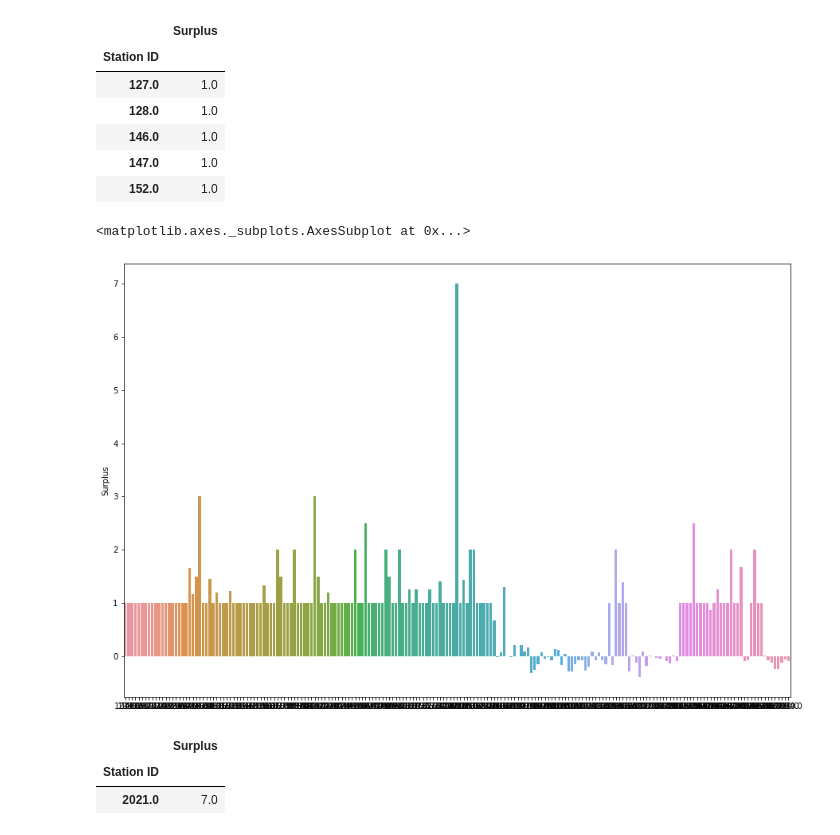
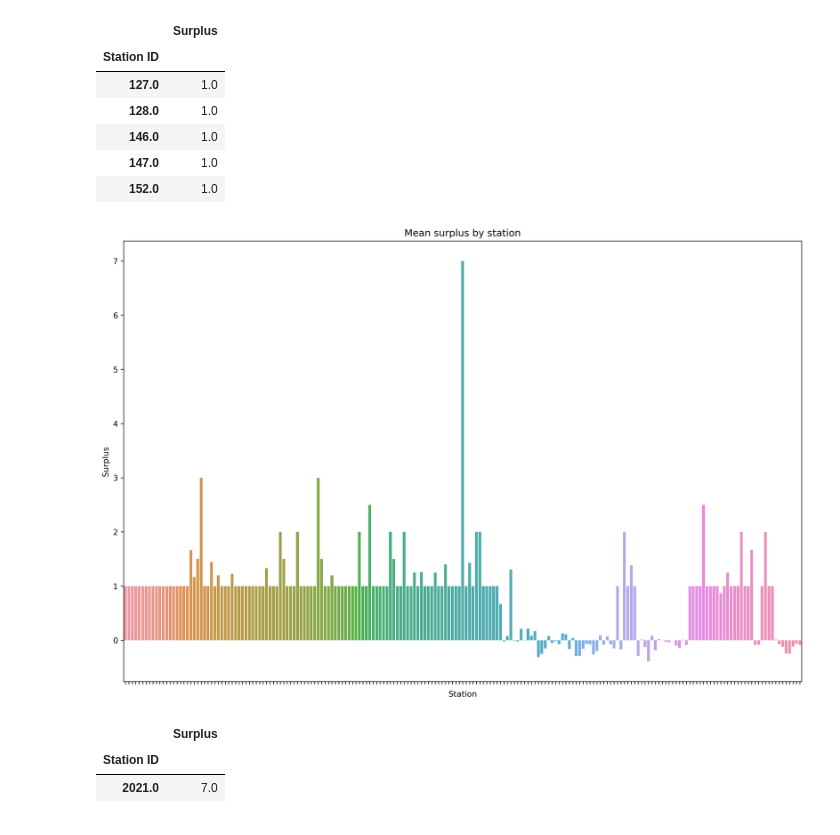
Before and after one commit to Firas-RHIMI/Data-Camp-Challenge, a Jupyter notebook: Starting Kit.ipynb, the cells around one changed output. Saved outputs shown, nothing was run; the diff lists cells and outputs as text; code cells hidden in the pictures.

```diff
--- a/Starting Kit.ipynb
+++ b/Starting Kit.ipynb
@@ -312,13 +315,16 @@ df.head()
 | 147.0 | 1.0 |
 | 152.0 | 1.0 |
 # %%
-plt.figure(figsize=(15,10))
+fig, ax = plt.subplots(1, 1, figsize = (15, 10), dpi=300)
 stations = list(df.index)
 mean_surplus = df['Surplus']
 sns.barplot(stations,mean_surplus)
+plt.xlabel('Station')
+plt.title('Mean surplus by station')
+ax.set_xticklabels([])
+plt.show()
 # %% [output]
-<matplotlib.axes._subplots.AxesSubplot at 0x...>
-[figure, old version]
+[figure, new version]
 # %%
 df[df['Surplus']==7]
 # %% [output]
```
Also changed, not shown: parts of 16 cells of this notebook.
